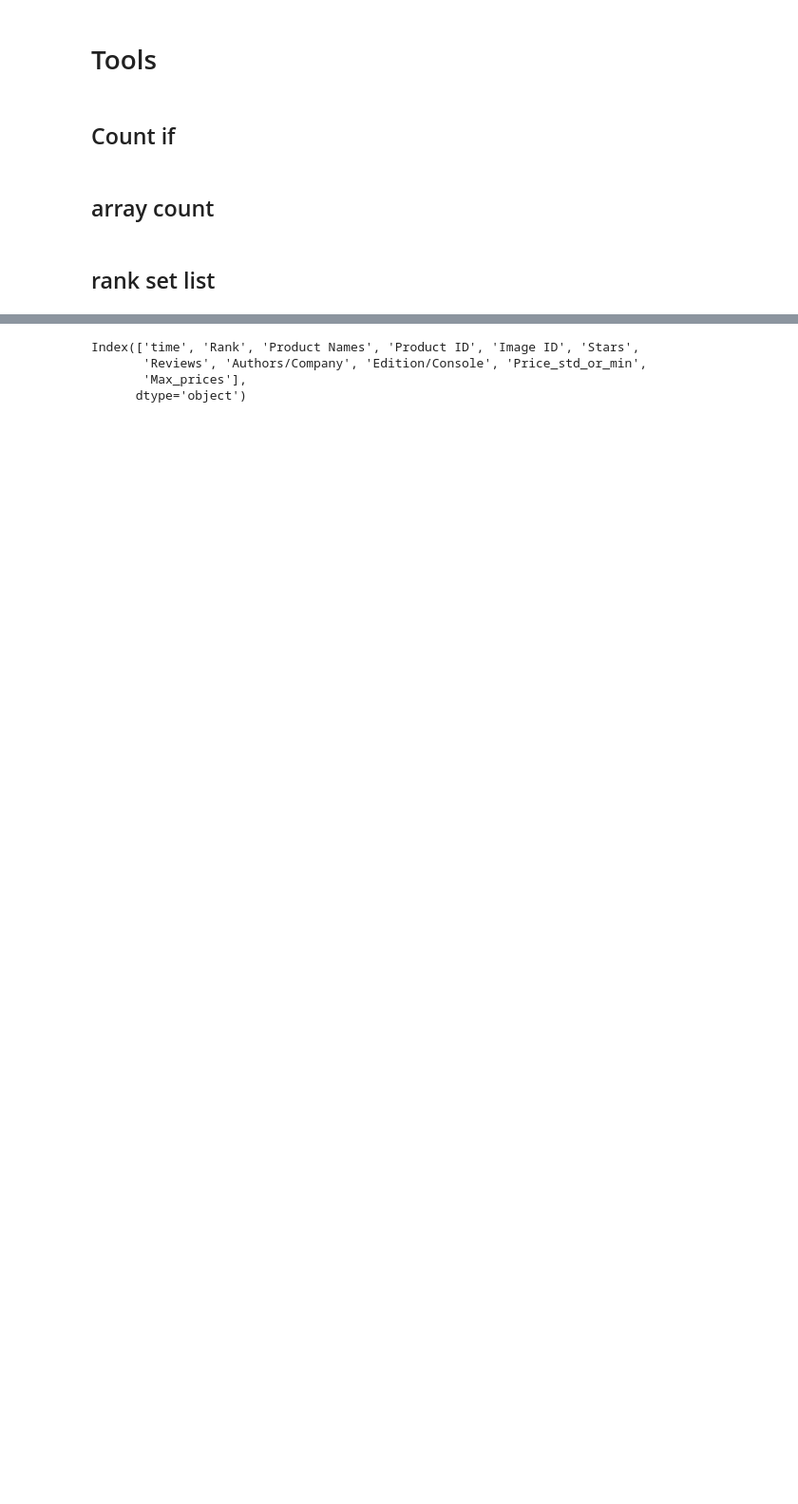
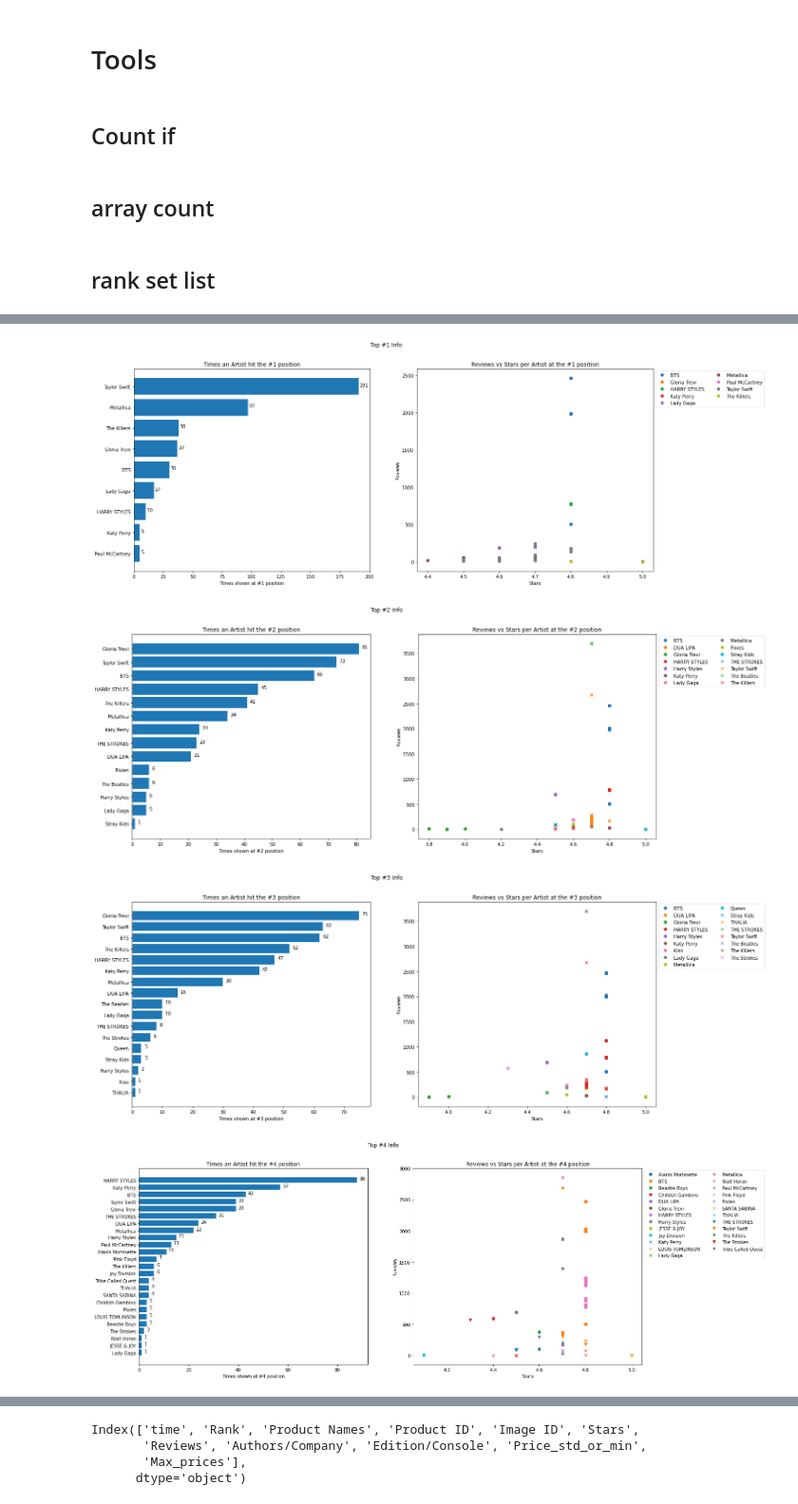
Before and after one commit to Edward-TL/amazon_scraper, a Jupyter notebook: Amazon_Mx_Music_Rank.ipynb, the cells around one changed output, grey strips where cells are left out. Shown at 95% size. Drawn from its saved outputs; the diff is of its cells as text; code cells hidden in the pictures; blank space fills up the shorter version.

Commit message:
Added interactive graphs

```diff
--- a/Amazon_Mx_Music_Rank.ipynb
+++ b/Amazon_Mx_Music_Rank.ipynb
@@ -174,19 +172,19 @@ def barh_plus_scatter(pivot_column, df_info=df, top_rank=5, extracted_info_name=
 
         #Plot
         fig, (ax1, ax2) = plt.subplots(nrows=1, ncols=2,figsize=(w_fig, h_fig))
-        title = f'#{rank} Info'
+        title = f' Top #{rank} Info'
         fig.suptitle(title)
         # plt.figure(figsize=(w_fig,h_fig))
 
         ax1.barh(y=albums, width=info_count)
 
         for i, v in enumerate(info_count):
-            ax1.text(v+1, i, str(v), fontweight='bold')
+            ax1.text(v+1, i, str(v))
 
         xlabel = f'Times shown at #{rank} position'
         ax1.set_xlabel(xlabel)
 
-        bar_header = f'Times an album hit the #{rank} position'
+        bar_header = f'Times an {extracted_info_name} hit the #{rank} position'
         ax1.set_title(label=bar_header)
 
         # scatter
@@ -194,6 +192,9 @@ def barh_plus_scatter(pivot_column, df_info=df, top_rank=5, extracted_info_name=
         x = rank_df['Stars']
         y = rank_df['Reviews']
 
+        ax2.set_xlabel('Stars')
+        ax2.set_title(f'Reviews vs Stars per {extracted_info_name} at the #{rank} position')
+        ax2.set_ylabel('Reviews')
         groups = rank_df.groupby(info)
         markers = ['o', 'x', 'v', 'p']
 
@@ -202,8 +203,8 @@ def barh_plus_scatter(pivot_column, df_info=df, top_rank=5, extracted_info_name=
         for name, group in groups:
             if (m % 10 == 0) and (m > 0):
                 p += 1
+            ax2.plot(group.Stars , group.Reviews, marker=markers[p], linestyle='', label=name)
 
-            ax2.plot(group.Stars , group.Reviews, marker=markers[p], linestyle='', label=name)
             m += 1
 
         ax2.legend(loc='best', bbox_to_anchor=(1,1), ncol=2)
@@ -224 +217,8 @@ barh_and_scatters(artist, top_rank=1)
 [figure]
+# %%
+barh_plus_scatter(artist, extracted_info_name='Artist' , top_rank=5, w_fig=20, h_fig=8)
+# %% [output]
+[figure, added]
+[figure, added]
+[figure, added]
+[figure, added]
```
Also changed, not shown: parts of 13 cells of this notebook.
